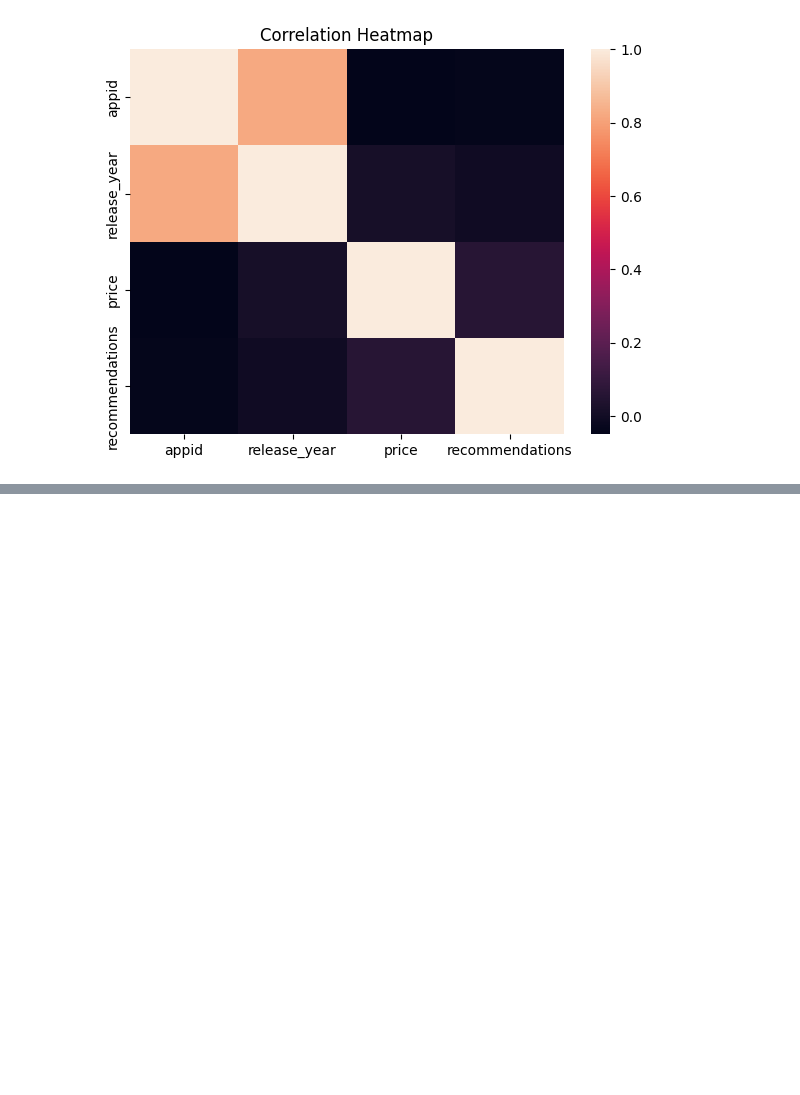
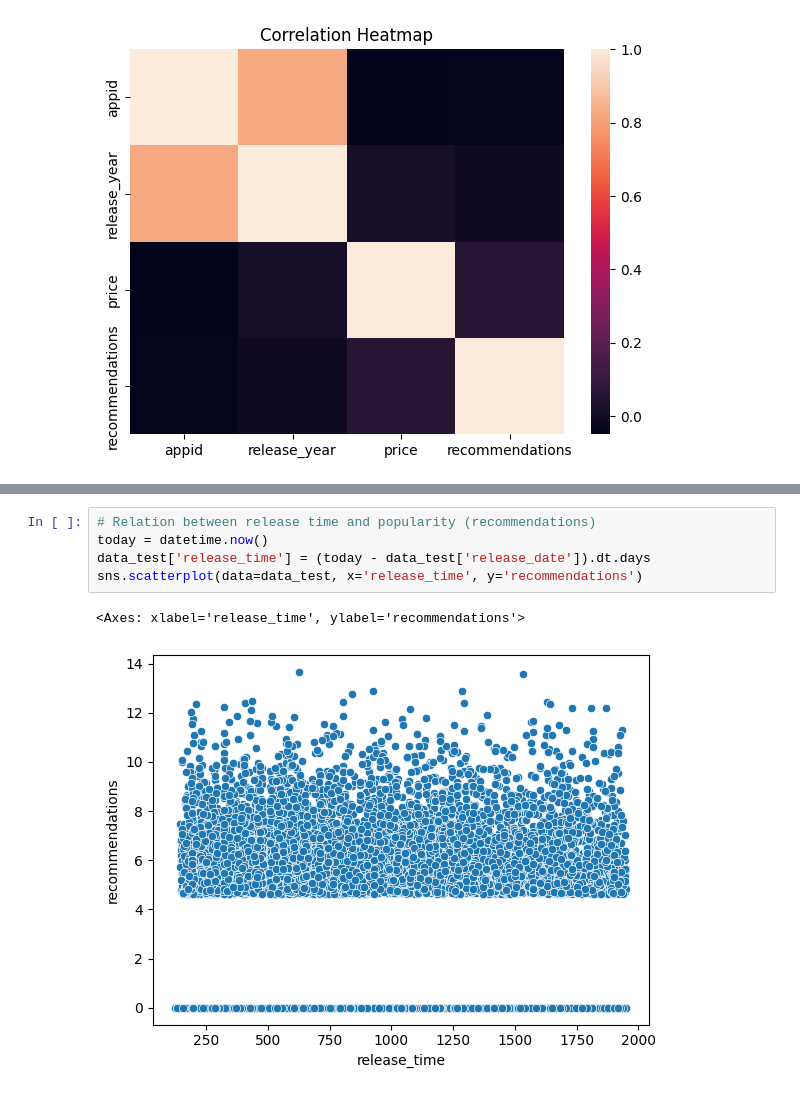
Before and after one commit to MCAlberto55/steam-games-analysis, a Jupyter notebook: notebooks/eda_analysis.ipynb, the cells around one changed output, grey strips where cells are left out. Drawn from its saved outputs; the diff is of its cells as text; blank space fills up the shorter version.

```diff
--- a/notebooks/eda_analysis.ipynb
+++ b/notebooks/eda_analysis.ipynb
@@ -239,0 +236,8 @@ plt.show()
+# %%
+# Relation between release time and popularity (recommendations)
+today = datetime.now()
+data_test['release_time'] = (today - data_test['release_date']).dt.days
+sns.scatterplot(data=data_test, x='release_time', y='recommendations')
+# %% [output]
+<Axes: xlabel='release_time', ylabel='recommendations'>
+[figure, added]
```
Also changed, not shown: parts of 5 cells of this notebook.
